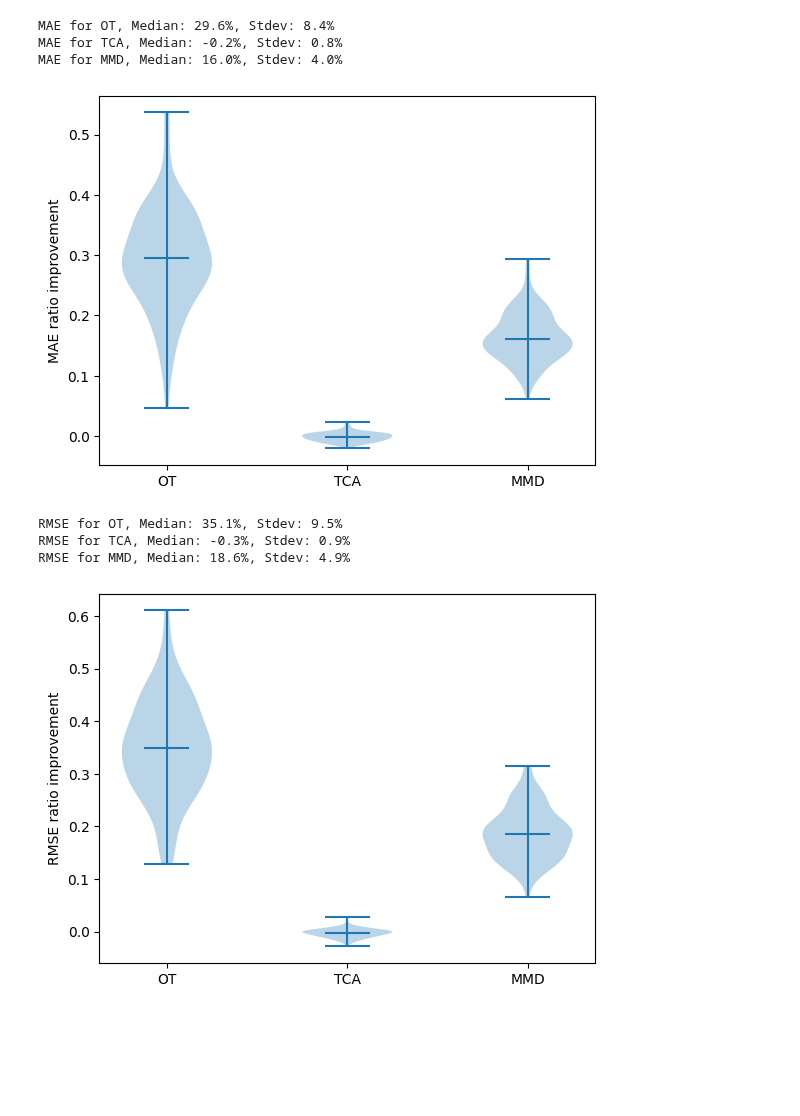
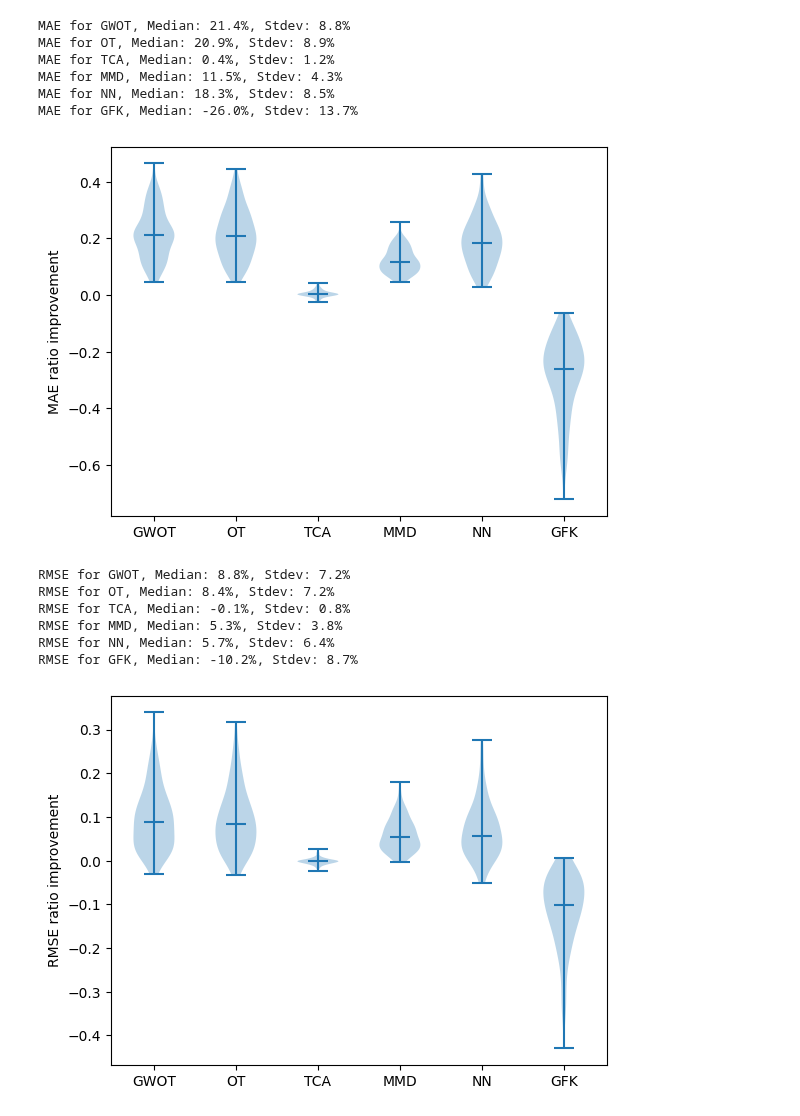
Before and after one commit to causalpathlab/EHR-OT, a Jupyter notebook: mimic_exp/admission/mimic_exp4_algorithm_accuracy.ipynb, the cells around one changed output. Cells and saved outputs as stored; diff of their text form; code cells hidden in the pictures; blank space fills up the shorter version.

```diff
--- a/mimic_exp/admission/mimic_exp4_algorithm_accuracy.ipynb
+++ b/mimic_exp/admission/mimic_exp4_algorithm_accuracy.ipynb
@@ -26,6 +10,6 @@ group_2 = 'Self_Pay'
 # %%
 
-def ratios_for_metrics(eval_metric, trans_metrics):
+def ratios_for_metrics(group_name, group_2, group_1, eval_metric, trans_metrics):
     """
     Compute ratios for the evaluation metrics (eval_metric)
 
@@ -34,6 +18,7 @@ def ratios_for_metrics(eval_metric, trans_metrics):
     """
 
     metric_improve_ratios = []
+    score_dir = mimic_output_dir
     for trans_metric in trans_metrics:
         score_path = os.path.join(score_dir, f"exp4_{group_name}_{group_2}2{group_1}_{trans_metric}.csv")
         score_df = pd.read_csv(score_path, header=0, index_col=0)
@@ -49,54 +34,75 @@ def print_median_std(ratios, trans_metrics, eval_metric):
     """
     for i, trans_metric in enumerate(trans_metrics):
         print(f'{eval_metric} for {trans_metric}, Median: {median(ratios[i]):.1%}, Stdev: {stdev(ratios[i]):.1%}')
+# %%
+score_dir = "/home/wanxinli/EHR-OT/outputs/mimic/"
+
+group_name = 'insurance'
+group_1 = 'Medicaid'
+group_2 = 'Self_Pay'
+
+# group_name = 'gender'
+# group_1 = 'M'
+# group_2 = 'F'
+
+# group_name = 'ethnicity'
+# group_1 = 'WHITE'
+# # group_2 = 'HISPANIC_OR_LATINO'
+# group_2 = 'ASIAN'
+
+trans_metrics = ['GWOT', 'OT', 'TCA', 'MMD', 'NN', 'GFK']
 # %%
-mae_improve_ratios = ratios_for_metrics('mae', trans_metrics)
-trans_metrics = ['OT', 'TCA', 'MMD']
+mae_improve_ratios = ratios_for_metrics(group_name, group_1, group_2, 'mae', trans_metrics)
 print_median_std(mae_improve_ratios, trans_metrics, 'MAE')
 
 # Pandas dataframe
-data = pd.DataFrame({
-    trans_metrics[0]: mae_improve_ratios[0],
-    trans_metrics[1]: mae_improve_ratios[1],
-    trans_metrics[2]: mae_improve_ratios[2]
-})
+
+trans_metric_dict = {}
+for i in range(len(trans_metrics)):
+    trans_metric_dict[trans_metrics[i]] = mae_improve_ratios[i]
+data = pd.DataFrame(trans_metric_dict)
 
 # Plot the dataframe
 plt.violinplot(data, showmedians=True)
-plt.xticks([1, 2, 3], labels=trans_metrics)
+plt.xticks(range(1, len(trans_metrics)+1), labels=trans_metrics)
 plt.ylabel("MAE ratio improvement")
 fig_path = os.path.join(mimic_output_dir, f"exp4_{group_name}_{group_2}2{group_1}_MAE.pdf")
 plt.savefig(fig_path)
 plt.show()
 # %% [output]
-MAE for OT, Median: 29.6%, Stdev: 8.4%
-MAE for TCA, Median: -0.2%, Stdev: 0.8%
-MAE for MMD, Median: 16.0%, Stdev: 4.0%
+MAE for GWOT, Median: 21.4%, Stdev: 8.8%
+MAE for OT, Median: 20.9%, Stdev: 8.9%
+MAE for TCA, Median: 0.4%, Stdev: 1.2%
+MAE for MMD, Median: 11.5%, Stdev: 4.3%
+MAE for NN, Median: 18.3%, Stdev: 8.5%
+MAE for GFK, Median: -26.0%, Stdev: 13.7%
-[figure, old version]
+[figure, new version]
 # %%
-rmse_improve_ratios = ratios_for_metrics('rmse', trans_metrics)
-trans_metrics = ['OT', 'TCA', 'MMD']
-print_median_std(rmse_improve_ratios, trans_metrics, 'RMSE')
+mae_improve_ratios = ratios_for_metrics(group_name, group_1, group_2, 'rmse', trans_metrics)
+print_median_std(mae_improve_ratios, trans_metrics, 'RMSE')
 
 # Pandas dataframe
-data = pd.DataFrame({
-    trans_metrics[0]: rmse_improve_ratios[0],
-    trans_metrics[1]: rmse_improve_ratios[1],
-    trans_metrics[2]: rmse_improve_ratios[2]
-})
+
+trans_metric_dict = {}
+for i in range(len(trans_metrics)):
+    trans_metric_dict[trans_metrics[i]] = mae_improve_ratios[i]
+data = pd.DataFrame(trans_metric_dict)
 
 # Plot the dataframe
-plt.violinplot(data, showmeans=True)
-plt.xticks([1, 2, 3], labels=trans_metrics)
+plt.violinplot(data, showmedians=True)
+plt.xticks(range(1, len(trans_metrics)+1), labels=trans_metrics)
 plt.ylabel("RMSE ratio improvement")
 fig_path = os.path.join(mimic_output_dir, f"exp4_{group_name}_{group_2}2{group_1}_RMSE.pdf")
 plt.savefig(fig_path)
 plt.show()
 # %% [output]
-RMSE for OT, Median: 35.1%, Stdev: 9.5%
-RMSE for TCA, Median: -0.3%, Stdev: 0.9%
-RMSE for MMD, Median: 18.6%, Stdev: 4.9%
+RMSE for GWOT, Median: 8.8%, Stdev: 7.2%
+RMSE for OT, Median: 8.4%, Stdev: 7.2%
+RMSE for TCA, Median: -0.1%, Stdev: 0.8%
+RMSE for MMD, Median: 5.3%, Stdev: 3.8%
+RMSE for NN, Median: 5.7%, Stdev: 6.4%
+RMSE for GFK, Median: -10.2%, Stdev: 8.7%
-[figure, old version]
+[figure, new version]
 # %%
 # group_name = 'insurance'
 # groups = ['Self_Pay', 'Government', 'Private',  'Medicare', 'Medicaid']
```
Also changed, not shown: parts of 2 cells of this notebook, 47 other files.
